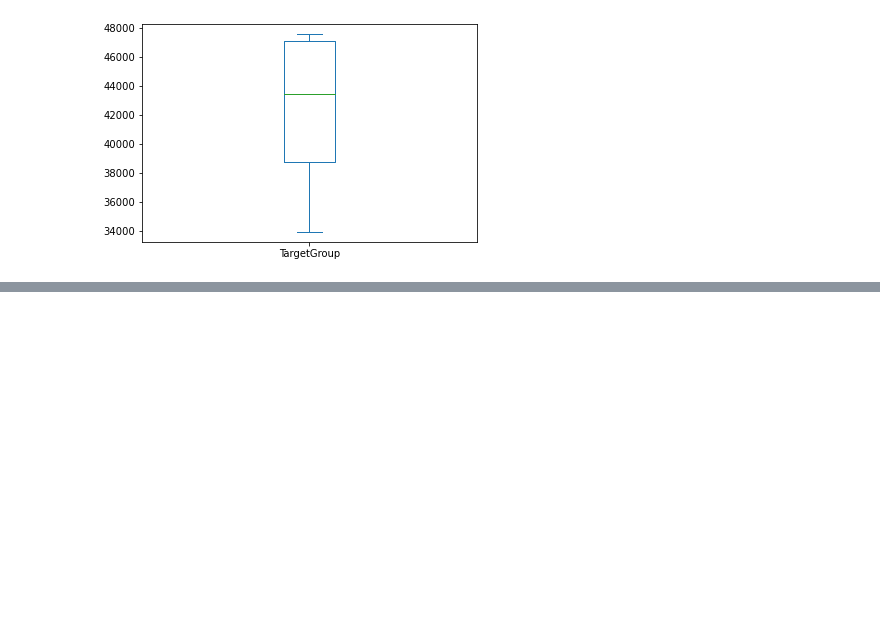
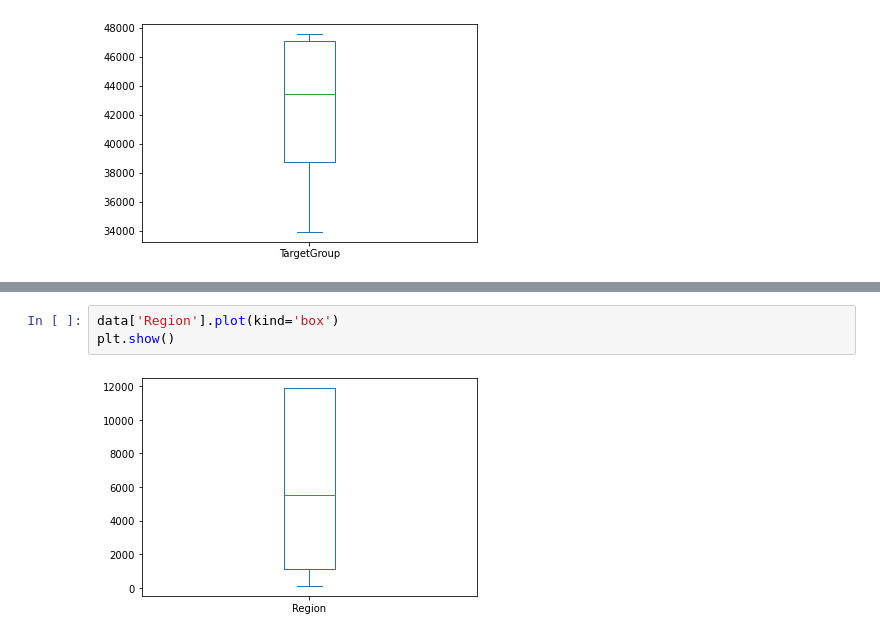
Before and after one commit to rezamosavi8740/Covid-Dataset-Analysis, a Jupyter notebook: Covid.ipynb, the cells around one changed output, grey strips where cells are left out. Cells and saved outputs as stored; diff of their text form; blank space fills up the shorter version.

```diff
--- a/Covid.ipynb
+++ b/Covid.ipynb
@@ -491,0 +530,5 @@ df.head(15)
+# %%
+data['Region'].plot(kind='box')
+plt.show()
+# %% [output]
+[figure, added]
```
Also changed, not shown: parts of 4 cells of this notebook.
